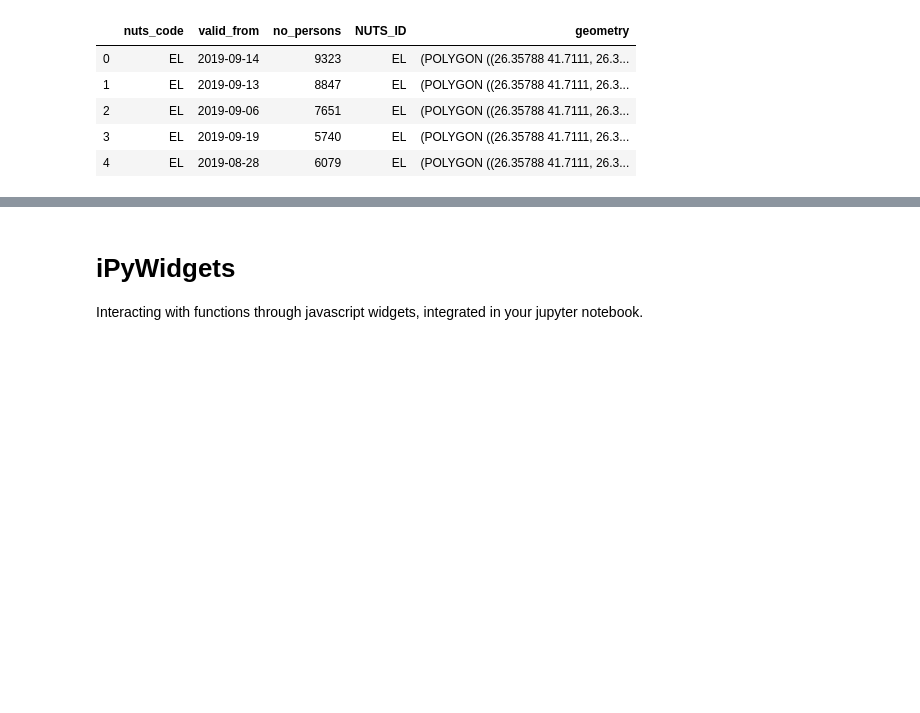
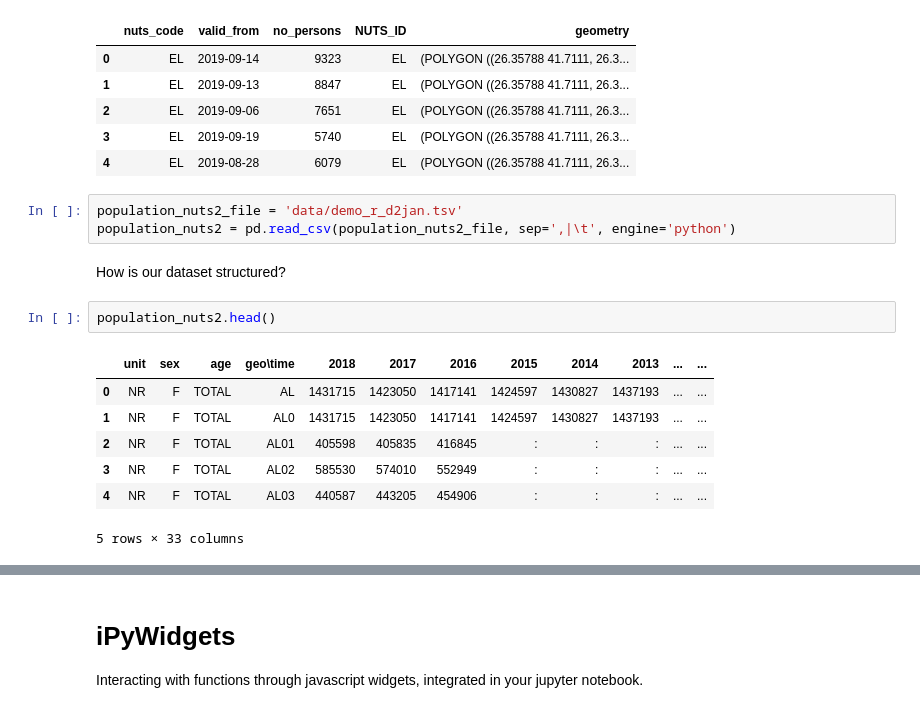
Before and after one commit to JulianStier/19ws-VisualAnalyticsProject, a Jupyter notebook: 01-project.ipynb, the cells around one changed output, grey strips where cells are left out. Drawn from its saved outputs; the diff is of its cells as text; blank space fills up the shorter version.

Commit message:
Exemplary extra dataset

```diff
--- a/01-project.ipynb
+++ b/01-project.ipynb
@@ -166,3 +166,18 @@ result.head()
 | 2 | EL | 2019-09-06 | 7651 | EL | (POLYGON ((26.35788 41.7111, 26.3... |
 | 3 | EL | 2019-09-19 | 5740 | EL | (POLYGON ((26.35788 41.7111, 26.3... |
 | 4 | EL | 2019-08-28 | 6079 | EL | (POLYGON ((26.35788 41.7111, 26.3... |
+# %%
+population_nuts2_file = 'data/demo_r_d2jan.tsv'
+population_nuts2 = pd.read_csv(population_nuts2_file, sep=',|\t', engine='python')
+# %% [markdown]
+How is our dataset structured?
+# %%
+population_nuts2.head()
+# %% [output]
+|  | unit | sex | age | geo\time | 2018 | 2017 | 2016 | 2015 | 2014 | 2013 | ... | ... |
+| 0 | NR | F | TOTAL | AL | 1431715 | 1423050 | 1417141 | 1424597 | 1430827 | 1437193 | ... | ... |
+| 1 | NR | F | TOTAL | AL0 | 1431715 | 1423050 | 1417141 | 1424597 | 1430827 | 1437193 | ... | ... |
+| 2 | NR | F | TOTAL | AL01 | 405598 | 405835 | 416845 | : | : | : | ... | ... |
+| 3 | NR | F | TOTAL | AL02 | 585530 | 574010 | 552949 | : | : | : | ... | ... |
+| 4 | NR | F | TOTAL | AL03 | 440587 | 443205 | 454906 | : | : | : | ... | ... |
+5 rows × 33 columns
```
Also changed, not shown: parts of 14 cells of this notebook, 1 other file.
